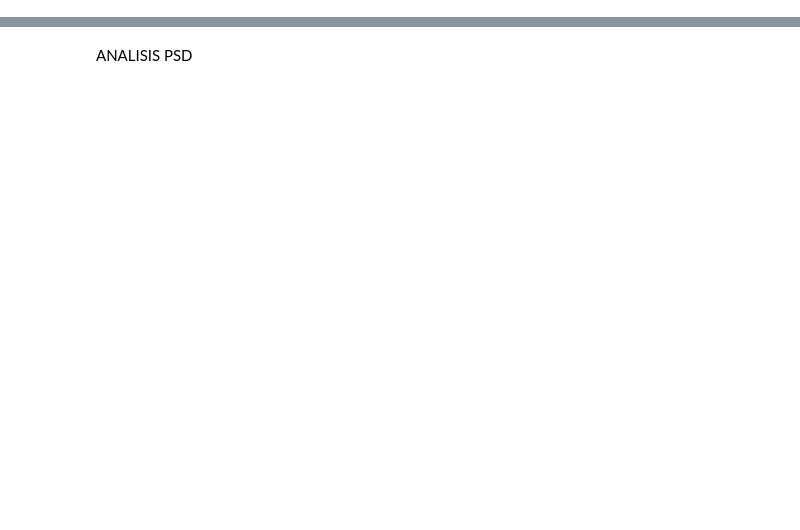
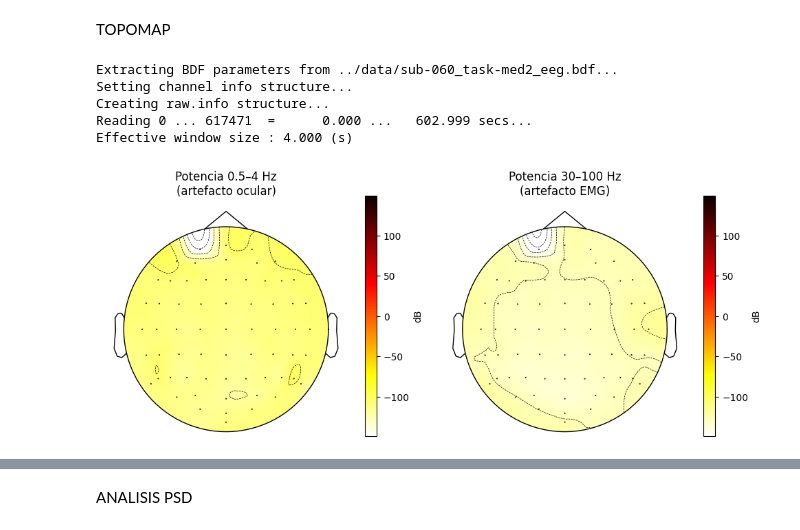
Before and after one commit to renatosalvatore1/PSIB2026Q1-TPS-Grupo1-Di-Pasquale-Vallejos-Salvatore, a Jupyter notebook: notebooks_senales/pruebas_nato.ipynb, the cells around one changed output, grey strips where cells are left out. Cells and saved outputs as stored; diff of their text form; code cells hidden in the pictures; blank space fills up the shorter version.

```diff
--- a/notebooks_senales/pruebas_nato.ipynb
+++ b/notebooks_senales/pruebas_nato.ipynb
@@ -1,3 +1,49 @@
+# %% [markdown]
+TOPOMAP
+# %%
+import mne
+import numpy as np
+import matplotlib.pyplot as plt
+
+
+raw = mne.io.read_raw_bdf(input_fname='../data/sub-060_task-med2_eeg.bdf', preload=True)
+eeg_channels = raw.ch_names[:64]
+raw_eeg = raw.copy().pick(eeg_channels)
+
+montage = mne.channels.make_standard_montage('biosemi64')
+raw_eeg.set_montage(montage)
+
+spectrum = raw_eeg.compute_psd(method='welch', fmin=0.5, fmax=48, n_fft=4096)
+freqs = spectrum.freqs
+psds = spectrum.get_data()
+
+mask_ocular = (freqs >= 0.5) & (freqs <= 4)
+power_ocular_db = 10 * np.log10(psds[:, mask_ocular].mean(axis=1))
+
+mask_emg = (freqs >= 30) & (freqs <= 100) ####
+power_emg_db = 10 * np.log10(psds[:, mask_emg].mean(axis=1))
+
+fig, axes = plt.subplots(1, 2, figsize=(10, 4))
+
+im1, _ = mne.viz.plot_topomap(power_ocular_db, raw_eeg.info, axes=axes[0],
+                               show=False, cmap='hot_r')
+axes[0].set_title('Potencia 0.5–4 Hz\n(artefacto ocular)')
+plt.colorbar(im1, ax=axes[0], label='dB')
+
+im2, _ = mne.viz.plot_topomap(power_emg_db, raw_eeg.info, axes=axes[1],
+                               show=False, cmap='hot_r')
+axes[1].set_title('Potencia 30–100 Hz\n(artefacto EMG)')
+plt.colorbar(im2, ax=axes[1], label='dB')
+
+plt.tight_layout()
+plt.show()
+# %% [output]
+Extracting BDF parameters from ../data/sub-060_task-med2_eeg.bdf...
+Setting channel info structure...
+Creating raw.info structure...
+Reading 0 ... 617471  =      0.000 ...   602.999 secs...
+Effective window size : 4.000 (s)
+[figure, added]
 # %%
 import os
 import gdown
```
Also changed, not shown: parts of 3 cells of this notebook, 8 other files.
